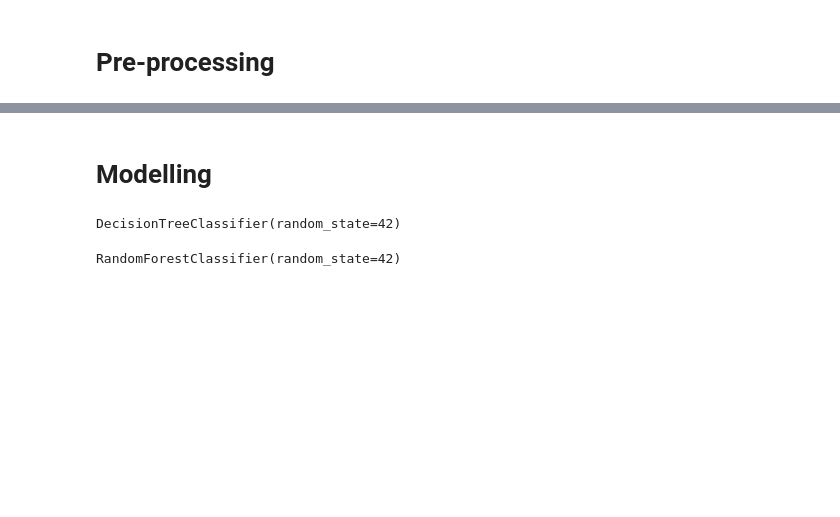
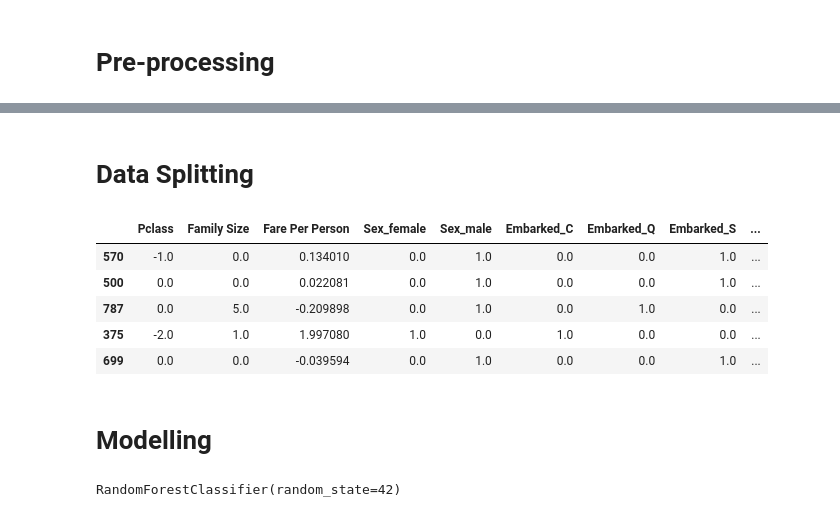
Before and after one commit to nelsooooon/titanic-survival-prediction, a Jupyter notebook: src/titanic_survival_prediction.ipynb, the cells around one changed output, grey strips where cells are left out. Saved outputs shown, nothing was run; the diff lists cells and outputs as text; code cells hidden in the pictures; blank space fills up the shorter version.

```diff
--- a/src/titanic_survival_prediction.ipynb
+++ b/src/titanic_survival_prediction.ipynb
@@ -344,0 +212,24 @@ Histogram setelah standarisasi:
+# %%
+numeric_transformer = Pipeline(steps=[
+    ('imputer', SimpleImputer(strategy='median')),
+    ('scaler', RobustScaler())
+])
+
+categorical_transformer = Pipeline(steps=[
+    ('imputer', SimpleImputer(strategy='most_frequent')),
+    ('onehot', OneHotEncoder(handle_unknown='ignore'))
+])
+
+ordinal_transformer = Pipeline(steps=[
+    ('imputer', SimpleImputer(strategy='most_frequent')),
+    ('label', OrdinalEncoder())
+])
+# %%
+transformer = ColumnTransformer(
+    transformers=[
+    ('num', numeric_transformer, numerical_cols),
+    ('cat', categorical_transformer, categorical_cols),
+    ('ord', ordinal_transformer, ordinal_cols)
+    ],
+    verbose_feature_names_out=False
+)
@@ -344,0 +242,20 @@ Histogram setelah standarisasi:
+# %% [markdown]
+# **Data Splitting**
+# %%
+X = df.drop(columns=target_column)
+y = df[target_column]
+
+X = preprocessor.fit_transform(X)
+feature_names = preprocessor.named_steps['transformer'].get_feature_names_out()
+
+df_train = pd.DataFrame(X, columns=feature_names)
+df_train[target_column] = y.reset_index(drop=True)
+
+df_train.sample(5)
+# %% [output]
+|  | Pclass | Family Size | Fare Per Person | Sex_female | Sex_male | Embarked_C | Embarked_Q | Embarked_S | ... |
+| 570 | -1.0 | 0.0 | 0.134010 | 0.0 | 1.0 | 0.0 | 0.0 | 1.0 | ... |
+| 500 | 0.0 | 0.0 | 0.022081 | 0.0 | 1.0 | 0.0 | 0.0 | 1.0 | ... |
+| 787 | 0.0 | 5.0 | -0.209898 | 0.0 | 1.0 | 0.0 | 1.0 | 0.0 | ... |
+| 375 | -2.0 | 1.0 | 1.997080 | 1.0 | 0.0 | 1.0 | 0.0 | 0.0 | ... |
+| 699 | 0.0 | 0.0 | -0.039594 | 0.0 | 1.0 | 0.0 | 0.0 | 1.0 | ... |
@@ -352,8 +269,3 @@ X_train, X_test, y_train, y_test = train_test_split(X, y, test_size=0.2, random_
-# %%
-model_dt = DecisionTreeClassifier(random_state=42)
-model_dt.fit(X_train, y_train)
-# %% [output]
-DecisionTreeClassifier(random_state=42)
 # %%
 model_rf = RandomForestClassifier(random_state=42)
 model_rf.fit(X_train, y_train)
```
Also changed, not shown: parts of 47 cells of this notebook.
